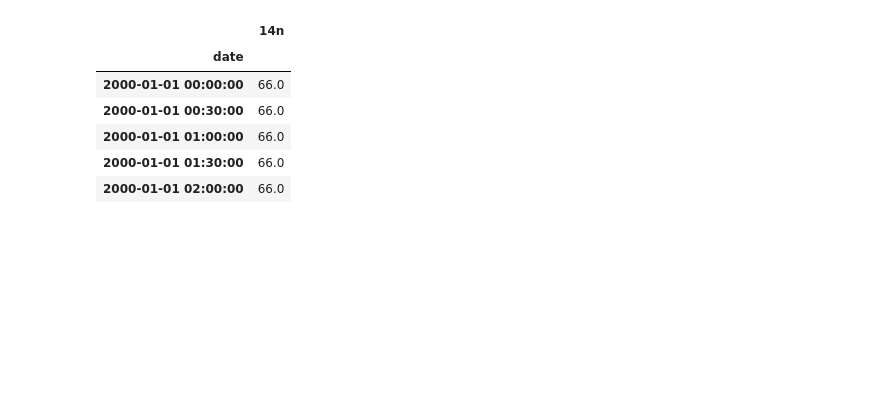
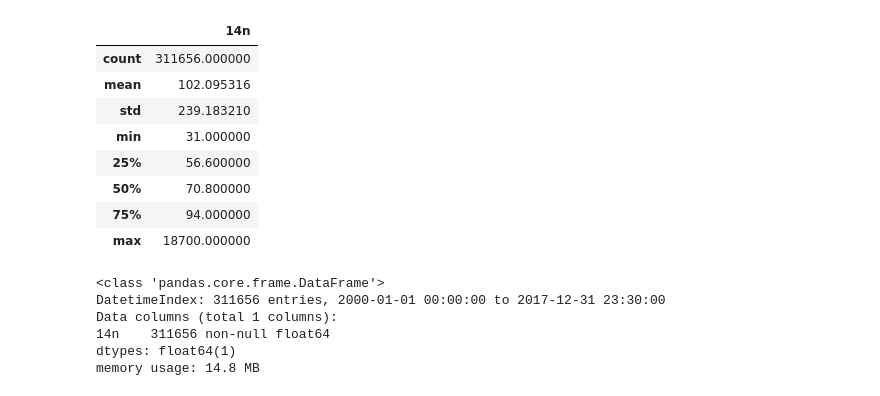
Before and after one commit to harsh29320/Capstone_project_2, a Jupyter notebook: Capstone_project_2.ipynb, the cells around one changed output. Saved outputs shown, nothing was run; the diff lists cells and outputs as text; code cells hidden in the pictures; blank space fills up the shorter version.

```diff
--- a/Capstone_project_2.ipynb
+++ b/Capstone_project_2.ipynb
@@ -15,4 +27,4 @@ runoff.head()
-# %%
-runoff['date'] = pd.to_datetime(runoff['20d'])
-# %%
-runoff.drop(runoff[['5s','15s','20d','6s','10s']],axis=1,inplace=True)
+# %%
+#drop unusable columns
+cols = [0,1,2,4]
+runoff.drop(runoff.columns[cols],axis=1,inplace=True)
@@ -28,2 +50,0 @@ runoff.head()
-# %%
-runoff = runoff.set_index('date')
@@ -30,10 +64,21 @@ runoff = runoff.set_index('date')
 # %%
-runoff.head()
+runoff.describe()
 # %% [output]
 |  | 14n |
-| date |  |
-| 2000-01-01 00:00:00 | 66.0 |
-| 2000-01-01 00:30:00 | 66.0 |
-| 2000-01-01 01:00:00 | 66.0 |
-| 2000-01-01 01:30:00 | 66.0 |
-| 2000-01-01 02:00:00 | 66.0 |
+| count | 311656.000000 |
+| mean | 102.095316 |
+| std | 239.183210 |
+| min | 31.000000 |
+| 25% | 56.600000 |
+| 50% | 70.800000 |
+| 75% | 94.000000 |
+| max | 18700.000000 |
+# %%
+runoff.info()
+# %% [output]
+<class 'pandas.core.frame.DataFrame'>
+DatetimeIndex: 311656 entries, 2000-01-01 00:00:00 to 2017-12-31 23:30:00
+Data columns (total 1 columns):
+14n    311656 non-null float64
+dtypes: float64(1)
+memory usage: 14.8 MB
```
Also changed, not shown: parts of 43 cells of this notebook.
